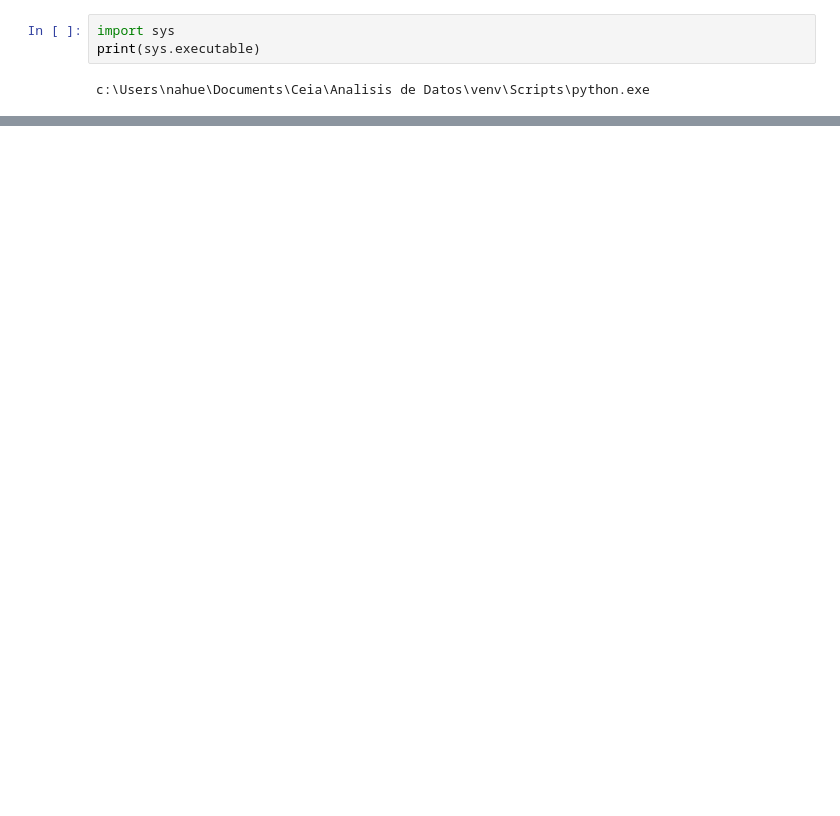
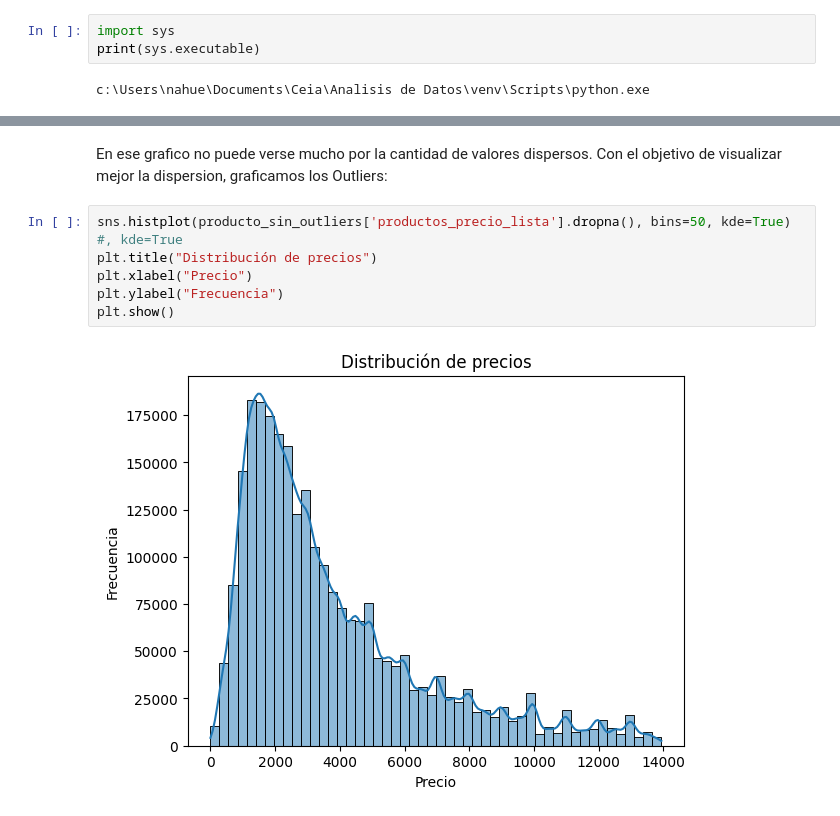
Before and after one commit to Nahuel-Otonelo/Analisis_de_datos, a Jupyter notebook: TP1_Analisis_de_datos.ipynb, the cells around one changed output, grey strips where cells are left out. Saved outputs shown, nothing was run; the diff lists cells and outputs as text; blank space fills up the shorter version.

```diff
--- a/TP1_Analisis_de_datos.ipynb
+++ b/TP1_Analisis_de_datos.ipynb
@@ -223,0 +290,11 @@ None
+# %% [markdown]
+En ese grafico no puede verse mucho por la cantidad de valores dispersos. Con el objetivo de visualizar mejor la dispersion, graficamos los Outliers:
+# %%
+sns.histplot(producto_sin_outliers['productos_precio_lista'].dropna(), bins=50, kde=True)
+#, kde=True
+plt.title("Distribución de precios")
+plt.xlabel("Precio")
+plt.ylabel("Frecuencia")
+plt.show()
+# %% [output]
+[figure, added]
```
Also changed, not shown: parts of 34 cells of this notebook, 1 other file.
